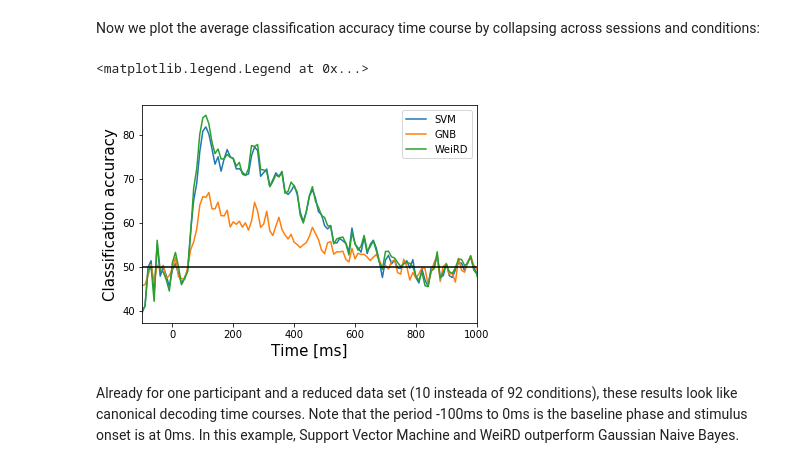
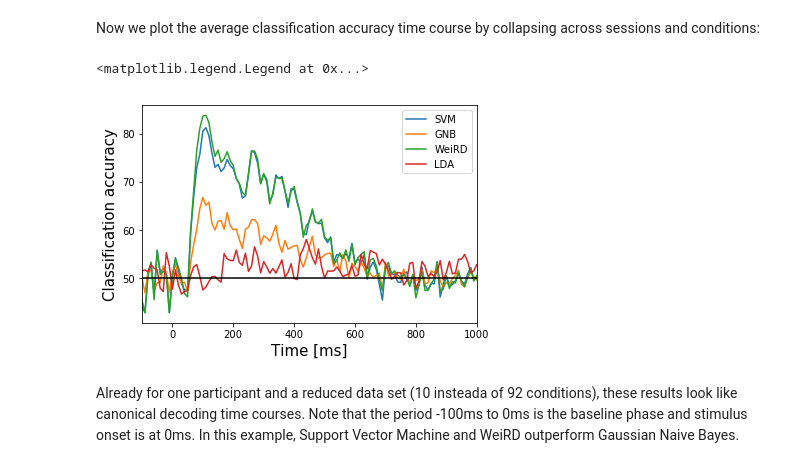
Before and after one commit to m-guggenmos/megmvpa, a Jupyter notebook: python_decoding.ipynb, the cells around one changed output. Saved outputs shown, nothing was run; the diff lists cells and outputs as text; code cells hidden in the pictures.

```diff
--- a/python_decoding.ipynb
+++ b/python_decoding.ipynb
@@ -65,7 +65,7 @@ We define three classifiers that will be compared: Support Vector Machine, Gauss
 svm = SVC(kernel='linear')
 gnb = GaussianNB()
 weird = WeiRD()
-# lda = LDA()
+lda = LDA()
 # %% [markdown]
 We choose our partitioning scheme, here `ShuffleBinLeaveOneOut`. This class will provide the trial-to-pseudo-trial assignments for each permutation. We'll define the class object already at this point:
 # %%
@@ -79,15 +79,15 @@ The analytic logic is contained in a nested for loop, with loops for the number
 4. Compute classification accuracy on test data
 # %%
 # pre-load mechanism, for convenience
-preload_data = True # for recomputing the decoding analyses, set to False
-if preload_data:
-    data = pickle.load(open(os.path.join(root, 'data_decoding.pkl'), 'rb'))
+preload_result = False # for recomputing the decoding analyses, set to False
+if preload_result:
+    result = pickle.load(open(os.path.join(root, 'result_decoding.pkl'), 'rb'))
 else:
-    data = dict(
+    result = dict(
         svm=np.full((n_sessions, n_perm, n_conditions, n_conditions, n_time), np.nan),
         gnb=np.full((n_sessions, n_perm, n_conditions, n_conditions, n_time), np.nan),
         weird=np.full((n_sessions, n_perm, n_conditions, n_conditions, n_time), np.nan),
-        # lda=np.full((n_sessions, n_perm, n_conditions, n_conditions, n_time), np.nan)
+        lda=np.full((n_sessions, n_perm, n_conditions, n_conditions, n_time), np.nan)
     )
     for s, session in enumerate(sessions):
 
@@ -122,7 +122,7 @@ else:
             Xpseudo_train = (Xpseudo_train.swapaxes(1, 2) @ sigma_inv).swapaxes(1, 2)
             Xpseudo_test = (Xpseudo_test.swapaxes(1, 2) @ sigma_inv).swapaxes(1, 2)
 
-            # lda.sigma = sigma # we pass our custom covariance matrix to the LDA classifier
+            lda.sigma = sigma # we pass our custom covariance matrix to the LDA classifier
 
             for t in range(n_time):
                 for c1 in range(n_conditions-1):
@@ -132,17 +132,17 @@ else:
                             svm.fit(data_train, cv.labels_pseudo_train[c1, c2])
                             gnb.fit(data_train, cv.labels_pseudo_train[c1, c2])
                             weird.fit(data_train, cv.labels_pseudo_train[c1, c2])
-                            # lda.fit(data_train, cv.labels_pseudo_train[c1, c2])
+                            lda.fit(data_train, cv.labels_pseudo_train[c1, c2])
 
                             # 4. Compute and store classification accuracies
                             data_test = Xpseudo_test[cv.ind_pseudo_test[c1, c2], :, t]
-                            data['svm'][s, f, c1, c2, t] = np.mean(svm.predict(data_test) == cv.labels_pseudo_test[c1, c2]) - 0.5
-                            data['gnb'][s, f, c1, c2, t] = np.mean(gnb.predict(data_test) == cv.labels_pseudo_test[c1, c2]) - 0.5
-                            data['weird'][s, f, c1, c2, t] = np.mean(weird.predict(data_test) == cv.labels_pseudo_test[c1, c2]) - 0.5
-                            # data['lda'][s, f, c1, c2, t] = np.mean(lda.predict(data_test) == cv.labels_pseudo_test[c1, c2]) - 0.5
+                            result['svm'][s, f, c1, c2, t] = np.mean(svm.predict(data_test) == cv.labels_pseudo_test[c1, c2]) - 0.5
+                            result['gnb'][s, f, c1, c2, t] = np.mean(gnb.predict(data_test) == cv.labels_pseudo_test[c1, c2]) - 0.5
+                            result['weird'][s, f, c1, c2, t] = np.mean(weird.predict(data_test) == cv.labels_pseudo_test[c1, c2]) - 0.5
+                            result['lda'][s, f, c1, c2, t] = np.mean(lda.predict(data_test) == cv.labels_pseudo_test[c1, c2]) - 0.5
     # average across permutations
-    data['svm'] = np.nanmean(data['svm'], axis=1)
-    data['gnb'] = np.nanmean(data['gnb'], axis=1)
-    data['weird'] = np.nanmean(data['weird'], axis=1)
-    # data['lda'] = np.nanmean(data['lda'], axis=1)
-    pickle.dump(data, open(os.path.join(root, 'data_decoding.pkl'), 'wb'))
+    result['svm'] = np.nanmean(result['svm'], axis=1)
+    result['gnb'] = np.nanmean(result['gnb'], axis=1)
+    result['weird'] = np.nanmean(result['weird'], axis=1)
+    result['lda'] = np.nanmean(result['lda'], axis=1)
+    pickle.dump(result, open(os.path.join(root, 'result_decoding.pkl'), 'wb'))
@@ -149,17 +183,17 @@ else:
 # %% [markdown]
 Now we plot the average classification accuracy time course by collapsing across sessions and conditions:
 # %%
-plt.plot(np.arange(-100, 1200, 10), 100*np.nanmean(data['svm'], axis=(0, 1, 2))+50, label='SVM')
-plt.plot(np.arange(-100, 1200, 10), 100*np.nanmean(data['gnb'], axis=(0, 1, 2))+50, label='GNB')
-plt.plot(np.arange(-100, 1200, 10), 100*np.nanmean(data['weird'], axis=(0, 1, 2))+50, label='WeiRD')
-# plt.plot(np.arange(-100, 1200, 10), 100*np.nanmean(data['lda'], axis=(0, 1, 2))+50, label='LDA')
+plt.plot(np.arange(-100, 1001, 10), 100*np.nanmean(result['svm'], axis=(0, 1, 2))+50, label='SVM')
+plt.plot(np.arange(-100, 1001, 10), 100*np.nanmean(result['gnb'], axis=(0, 1, 2))+50, label='GNB')
+plt.plot(np.arange(-100, 1001, 10), 100*np.nanmean(result['weird'], axis=(0, 1, 2))+50, label='WeiRD')
+plt.plot(np.arange(-100, 1001, 10), 100*np.nanmean(result['lda'], axis=(0, 1, 2))+50, label='LDA')
 plt.plot([-100, 1000], [50, 50], 'k-')
 plt.xlim((-100, 1000))
 plt.xlabel('Time [ms]', fontsize=15)
 plt.ylabel('Classification accuracy', fontsize=15)
 plt.legend()
 # %% [output]
 <matplotlib.legend.Legend at 0x...>
-[figure, old version]
+[figure, new version]
 # %% [markdown]
 Already for one participant and a reduced data set (10 insteada of 92 conditions), these results look like canonical decoding time courses. Note that the period -100ms to 0ms is the baseline phase and stimulus onset is at 0ms. In this example, Support Vector Machine and WeiRD outperform Gaussian Naive Bayes.
```
Also changed, not shown: parts of 3 cells of this notebook, 3 other files.
